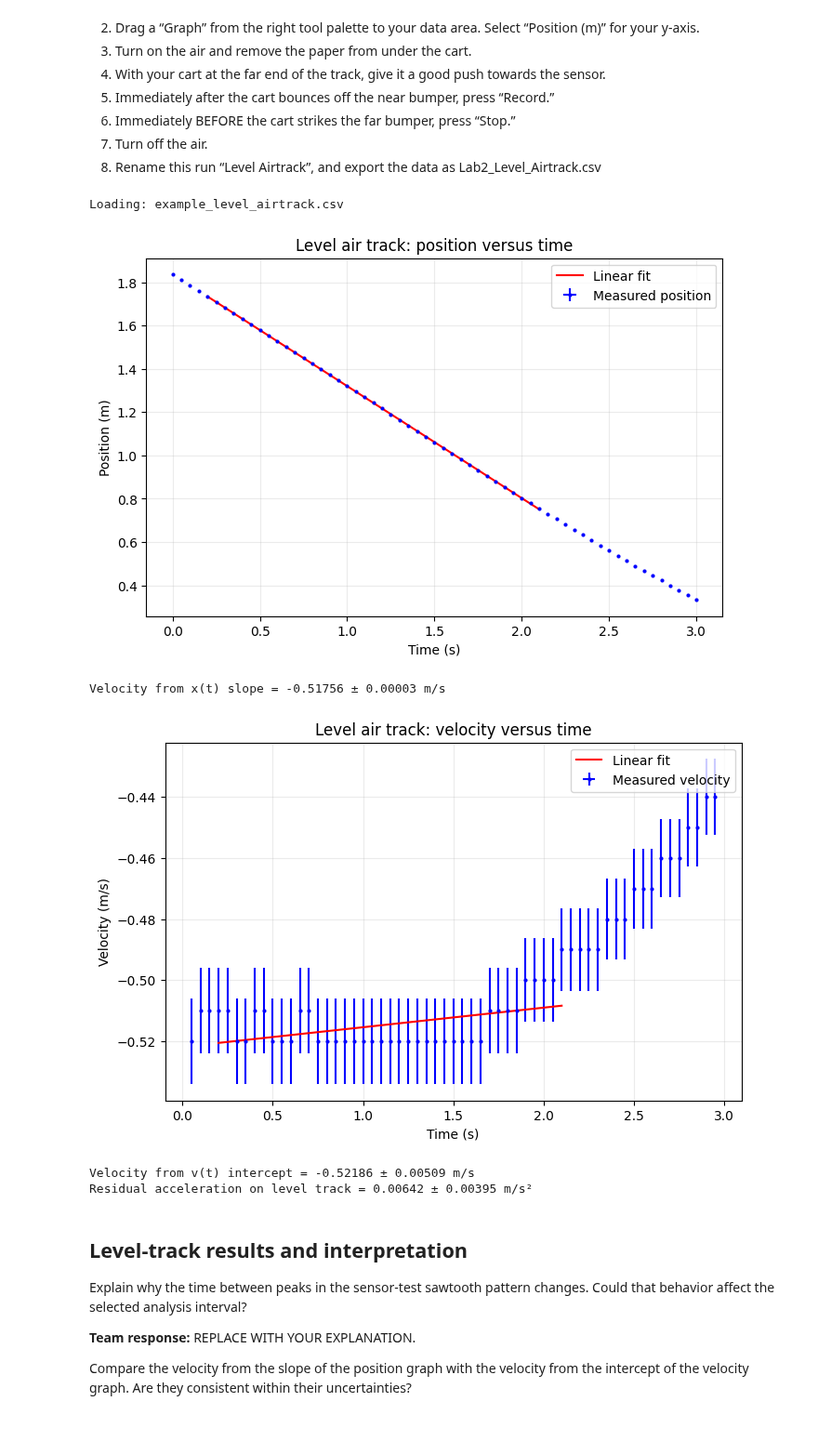
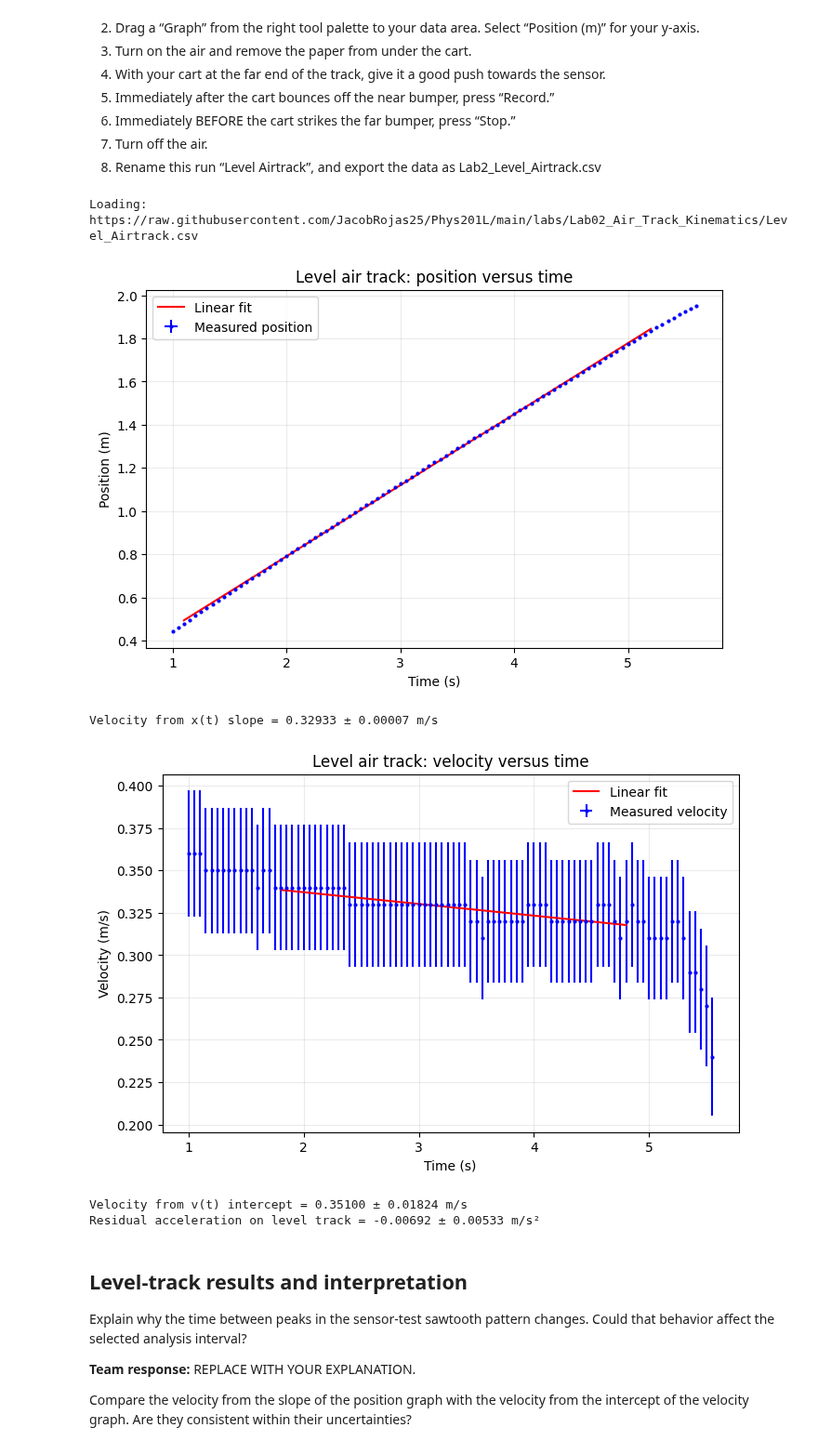
Before and after one commit to JacobRojas25/Phys201L, a Jupyter notebook: labs/Lab02_Air_Track_Kinematics/Lab02_Air_Track_Kinematics.ipynb, the cells around one changed output. Shown at 93% size. Cells and saved outputs as stored; diff of their text form; code cells hidden in the pictures.

```diff
--- a/labs/Lab02_Air_Track_Kinematics/Lab02_Air_Track_Kinematics.ipynb
+++ b/labs/Lab02_Air_Track_Kinematics/Lab02_Air_Track_Kinematics.ipynb
@@ -185,15 +185,15 @@ from scipy.optimize import curve_fit
 # ---------- TEAM CONFIGURATION ----------
 # Leave True while checking the supplied example. Change to False after your
 # team's CSV files have been uploaded to the Lab 2 directory in your fork.
-USE_EXAMPLE_DATA = True
+USE_EXAMPLE_DATA = False
 
-GITHUB_OWNER = "REPLACE_WITH_REPOSITORY_MANAGER_USERNAME"
+GITHUB_OWNER = "JacobRojas25"
 REPOSITORY = "Phys201L"
 BRANCH = "main"
 LAB_PATH = "labs/Lab02_Air_Track_Kinematics"
 
-SENSOR_FILE = "Team##_Sensor_Test.csv"
-LEVEL_FILE = "Team##_Level_Airtrack.csv"
+SENSOR_FILE = "Science_guys_Capstone_Data_Sensor.csv"
+LEVEL_FILE = "Level_Airtrack.csv"
 INCLINED_FILE = "Team##_Inclined_Airtrack.csv"
 
 # Adjust these limits only after inspecting your team's graphs. Choose the
@@ -283,7 +283,7 @@ your far position) as well as your uncertainty in time, and the uncertainties fo
 
 # Replace this example with your team's largest measured standard deviation
 # from the three stationary-cart locations (meters).
-delta_x_single = 9.261e-5
+delta_x_single = 7.518e-4
 
 # A position difference uses two independent readings. This lab uses the
 # conservative sum of their instrumental uncertainties, as derived above.
@@ -331,9 +331,11 @@ This first part of the experiment is to compare the position of the cart as a fu
 # %%
 # Position versus time: level air track
 
-level_df = load_lab_csv('example_level_airtrack.csv', LEVEL_FILE)
+level_df = load_lab_csv('Level_Airtrack.csv', LEVEL_FILE)
 t_level = level_df['Time (s) Run #1'].to_numpy(dtype=float)
 x_level = level_df['Position (m) Run #1'].to_numpy(dtype=float)
+t_level = t_level[20:]
+x_level = x_level[20:]
 sigma_x_level = np.full_like(t_level, delta_x_single)
 
 fig, ax = plt.subplots(figsize=(8, 5))
@@ -341,7 +343,7 @@ ax.errorbar(t_level, x_level, yerr=sigma_x_level, xerr=delta_t_single,
             fmt='b.', markersize=4, label='Measured position')
 plt.sca(ax)
 x0_level, v_from_x, dx0_level, dv_from_x = linear_fit(
-    t_level, x_level, sigma_x_level, LEVEL_FIT_MIN, LEVEL_FIT_MAX)
+    t_level, x_level, sigma_x_level, 1.1, 5.2)
 ax.set(xlabel='Time (s)', ylabel='Position (m)', title='Level air track: position versus time')
 ax.grid(alpha=0.25)
 ax.legend()
@@ -349,32 +351,33 @@ plt.show()
 
 print(f"Velocity from x(t) slope = {v_from_x:.5f} ± {dv_from_x:.5f} m/s")
 # %% [output]
-Loading: example_level_airtrack.csv
+Loading: https://raw.githubusercontent.com/JacobRojas25/Phys201L/main/labs/Lab02_Air_Track_Kinematics/Level_Airtrack.csv
-[figure, old version]
+[figure, new version]
-Velocity from x(t) slope = -0.51756 ± 0.00003 m/s
+Velocity from x(t) slope = 0.32933 ± 0.00007 m/s
 # %%
 # Velocity versus time: level air track
 
 v_level = level_df['Velocity (m/s) Run #1'].to_numpy(dtype=float)
+v_level = v_level[20:]
 sigma_v_level = delta_delta_x/Delta_t + np.abs(v_level)*delta_delta_t/Delta_t
 
 fig, ax = plt.subplots(figsize=(8, 5))
 ax.errorbar(t_level, v_level, yerr=sigma_v_level, xerr=delta_t_single,
             fmt='b.', markersize=4, label='Measured velocity')
 plt.sca(ax)
 v_intercept_level, a_level, dv_intercept_level, da_level = linear_fit(
-    t_level, v_level, sigma_v_level, LEVEL_FIT_MIN, LEVEL_FIT_MAX)
+    t_level, v_level, sigma_v_level, 1.8, 4.8)
 ax.set(xlabel='Time (s)', ylabel='Velocity (m/s)', title='Level air track: velocity versus time')
 ax.grid(alpha=0.25)
 ax.legend()
 plt.show()
 
 print(f"Velocity from v(t) intercept = {v_intercept_level:.5f} ± {dv_intercept_level:.5f} m/s")
 print(f"Residual acceleration on level track = {a_level:.5f} ± {da_level:.5f} m/s²")
 # %% [output]
-[figure, old version]
+[figure, new version]
-Velocity from v(t) intercept = -0.52186 ± 0.00509 m/s
-Residual acceleration on level track = 0.00642 ± 0.00395 m/s²
+Velocity from v(t) intercept = 0.35100 ± 0.01824 m/s
+Residual acceleration on level track = -0.00692 ± 0.00533 m/s²
 # %% [markdown]
 ## Level-track results and interpretation
 
```
Also changed, not shown: parts of 8 cells of this notebook.
